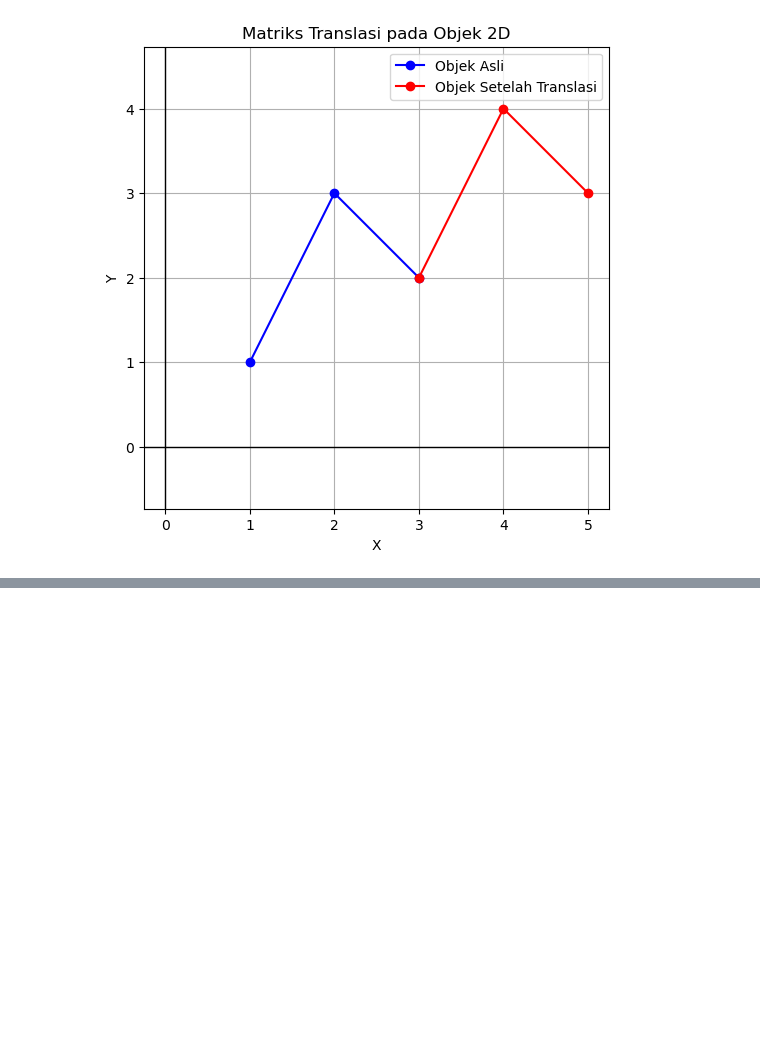
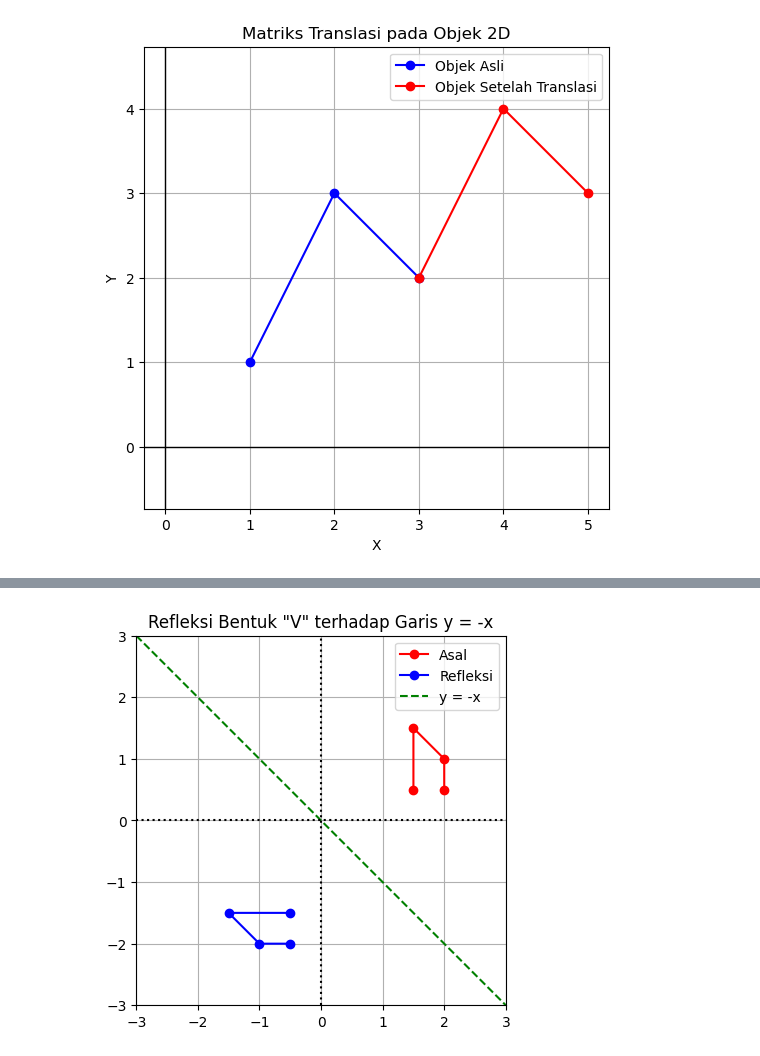
Before and after one commit to denisatrianaputri/kall, a Jupyter notebook: _sources/tugas5.ipynb, the cells around one changed output, grey strips where cells are left out. Drawn from its saved outputs; the diff is of its cells as text; code cells hidden in the pictures; blank space fills up the shorter version.

```diff
--- a/_sources/tugas5.ipynb
+++ b/_sources/tugas5.ipynb
@@ -619,0 +757,44 @@ plt.show()
+# %%
+import numpy as np
+import matplotlib.pyplot as plt
+
+# Titik-titik bentuk "V"
+points = np.array([
+    [2, 0.5],
+    [2, 1],
+    [1.5, 1.5],
+    [1.5, 0.5]
+]).T
+
+# Matriks refleksi terhadap y = -x
+reflection_matrix = np.array([
+    [0, -1],
+    [-1, 0]
+])
+
+# Hasil refleksi
+reflected = reflection_matrix @ points
+
+# Plotting
+fig, ax = plt.subplots()
+
+# Plot bentuk asli dan hasil refleksi
+ax.plot(points[0], points[1], 'ro-', label='Asal')
+ax.plot(reflected[0], reflected[1], 'bo-', label='Refleksi')
+
+# Garis cermin y = -x
+x_line = np.linspace(-3, 3, 100)
+ax.plot(x_line, -x_line, 'g--', label='y = -x')
+
+# Sumbu dan grid
+ax.axhline(0, color='k', linestyle=':')
+ax.axvline(0, color='k', linestyle=':')
+ax.set_aspect('equal')
+ax.set_xlim(-3, 3)
+ax.set_ylim(-3, 3)
+ax.grid(True)
+ax.legend()
+ax.set_title('Refleksi Bentuk "V" terhadap Garis y = -x')
+plt.show()
+# %% [output]
+[figure, added]
```
Also changed, not shown: parts of 7 cells of this notebook, 11 other files.
